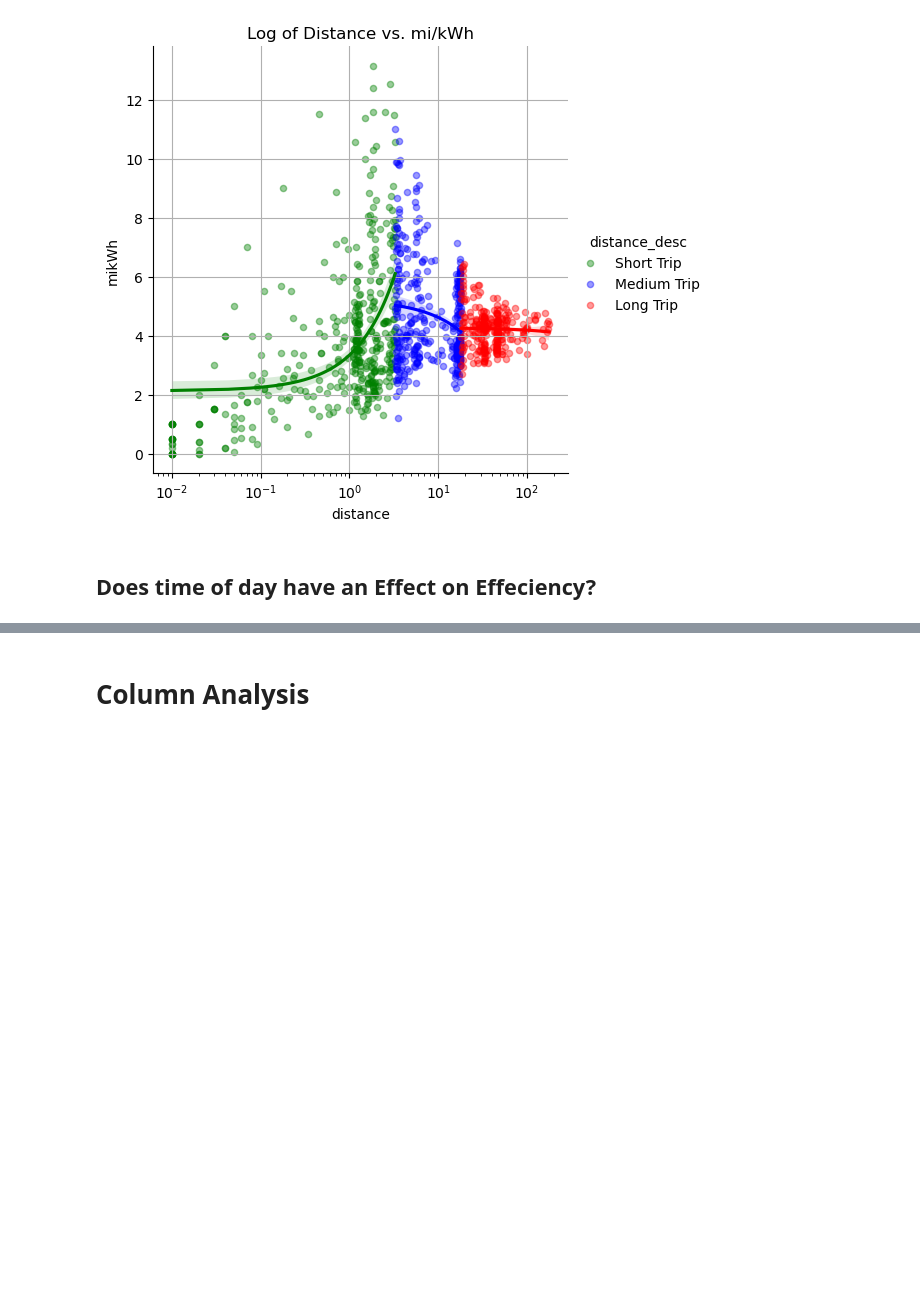
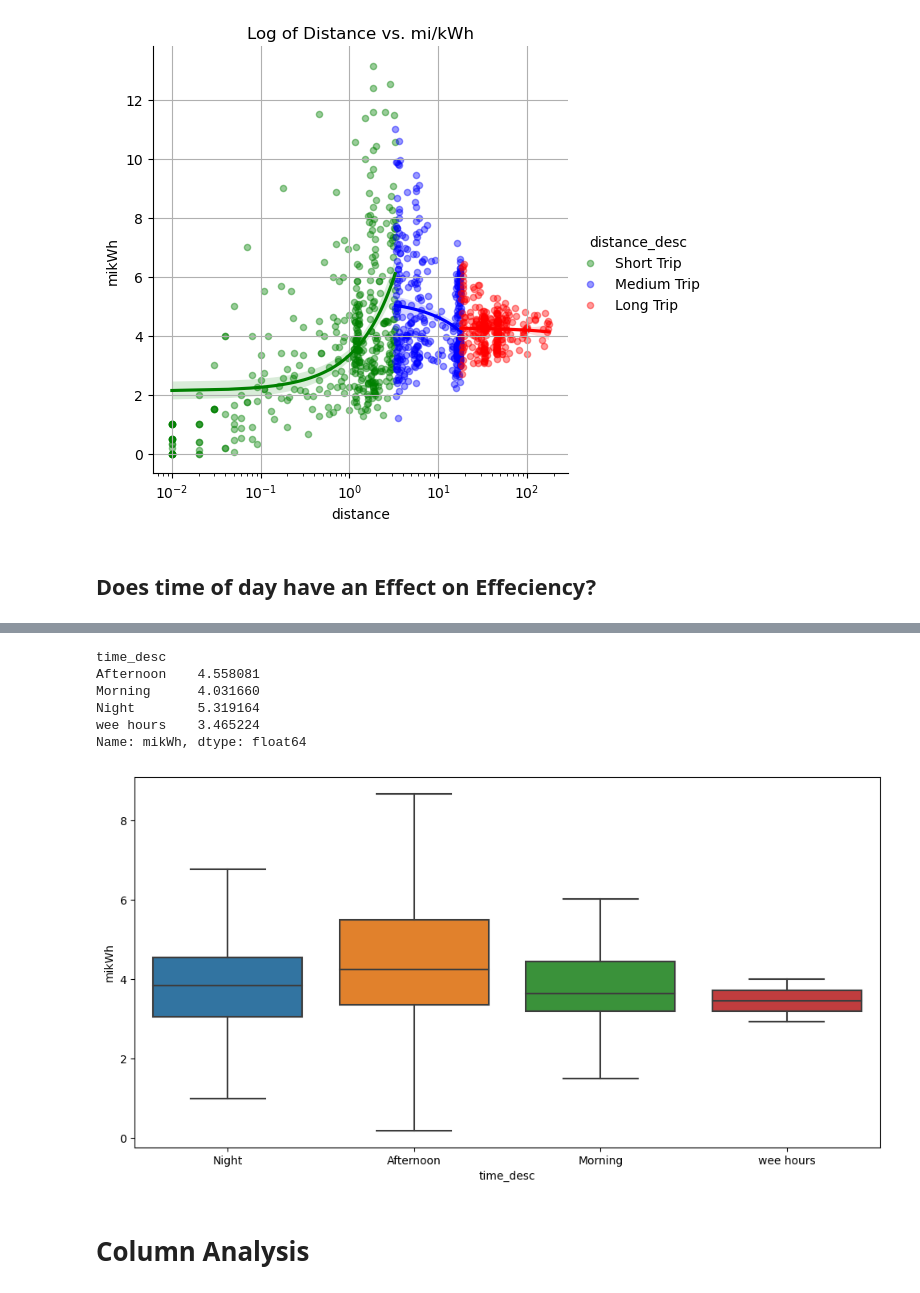
Before and after one commit to schmeeed/python-project-01, a Jupyter notebook: notebooks/01-pda-project-notebook.ipynb, the cells around one changed output, grey strips where cells are left out. Saved outputs shown, nothing was run; the diff lists cells and outputs as text; code cells hidden in the pictures; blank space fills up the shorter version.

```diff
--- a/notebooks/01-pda-project-notebook.ipynb
+++ b/notebooks/01-pda-project-notebook.ipynb
@@ -267,0 +247,13 @@ Name: distance, dtype: float64
+# %%
+def time_describe(x):
+    if (x >= 0) and (x < 6):
+        return 'wee hours'
+    elif (x >= 6) and (x < 12):
+        return 'Morning'
+    elif (x >= 12) and (x <= 18):
+        return'Afternoon'
+    elif (x >= 16) and (x < 24) :
+        return 'Night'
+# %%
+trips['time_desc'] = trips.start_date.dt.hour.apply(time_describe)
+trips
@@ -268,3 +274,23 @@ Name: distance, dtype: float64
+# %%
+time_group = trips.groupby('time_desc')
+time_group.mikWh.mean()
+# %% [output]
+time_desc
+Afternoon    4.558081
+Morning      4.031660
+Night        5.319164
+wee hours    3.465224
+Name: mikWh, dtype: float64
+# %%
+# fig, ax = plt.subplots()
+
+y = trips.mikWh
+x = trips.time_desc
+
+
+sns.boxplot(x=x, y=y, data=trips, showfliers = False);
+# %% [output]
+[figure, added]
 # %% [markdown]
 # Column Analysis
 # %% [markdown]
```
Also changed, not shown: parts of 47 cells of this notebook, 1 other file.
